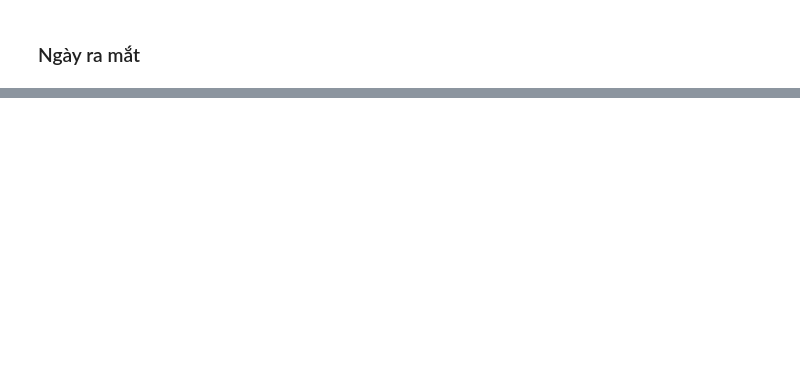
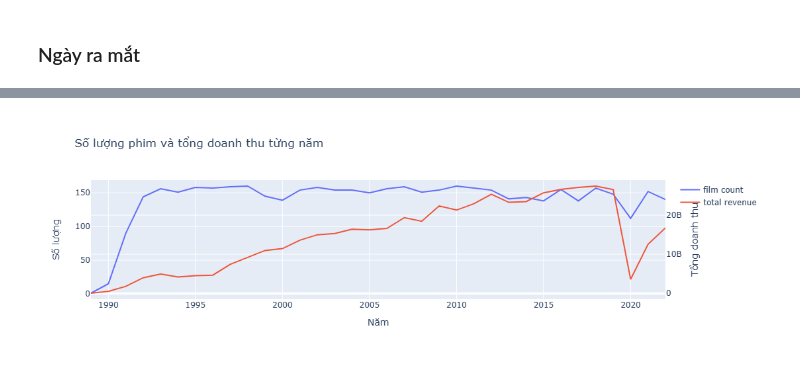
Before and after one commit to NguyenQuocHung47/Intro2DS-PJ1, a Jupyter notebook: EDA.ipynb, the cells around one changed output, grey strips where cells are left out. Cells and saved outputs as stored; diff of their text form; code cells hidden in the pictures; blank space fills up the shorter version.

```diff
--- a/EDA.ipynb
+++ b/EDA.ipynb
@@ -130,0 +134,12 @@ fig.show()
+# %%
+revenue_per_year = movies_df.groupby(movies_df['release_date'].dt.year)['world_revenue'].sum()
+data = [go.Scatter(x=film_counts.index, y=film_counts.values, name='film count'), go.Scatter(x=revenue_per_year.index, y=revenue_per_year.values, name='total revenue', yaxis='y2')]
+layout = go.Layout(dict(title = "Số lượng phim và tổng doanh thu từng năm",
+                  xaxis = dict(title = 'Năm'),
+                  yaxis = dict(title = 'Số lượng'),
+                  yaxis2=dict(title='Tổng doanh thu', overlaying='y', side='right')
+                  ),legend=dict(
+                orientation="v"))
+py.iplot(dict(data=data, layout=layout))
+# %% [output]
+[figure, added]
```
Also changed, not shown: parts of 10 cells of this notebook, 2 other files.
